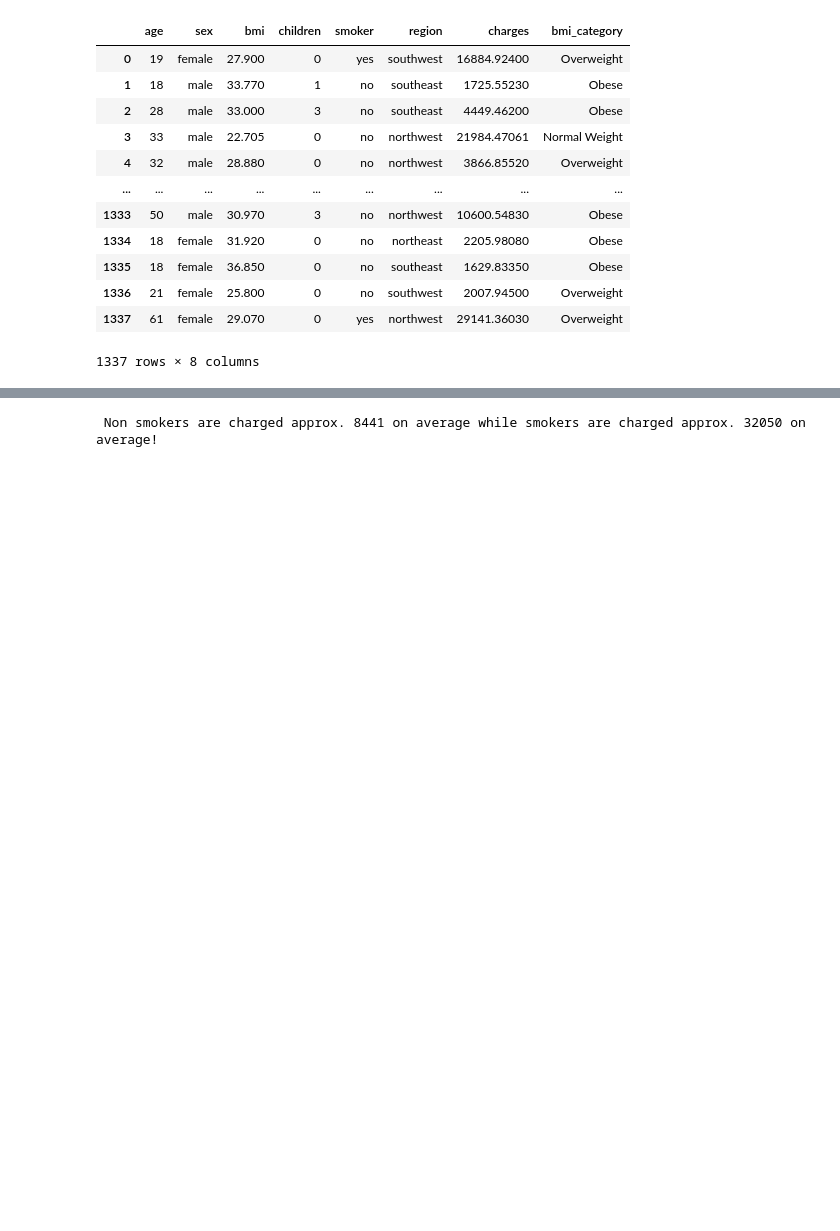
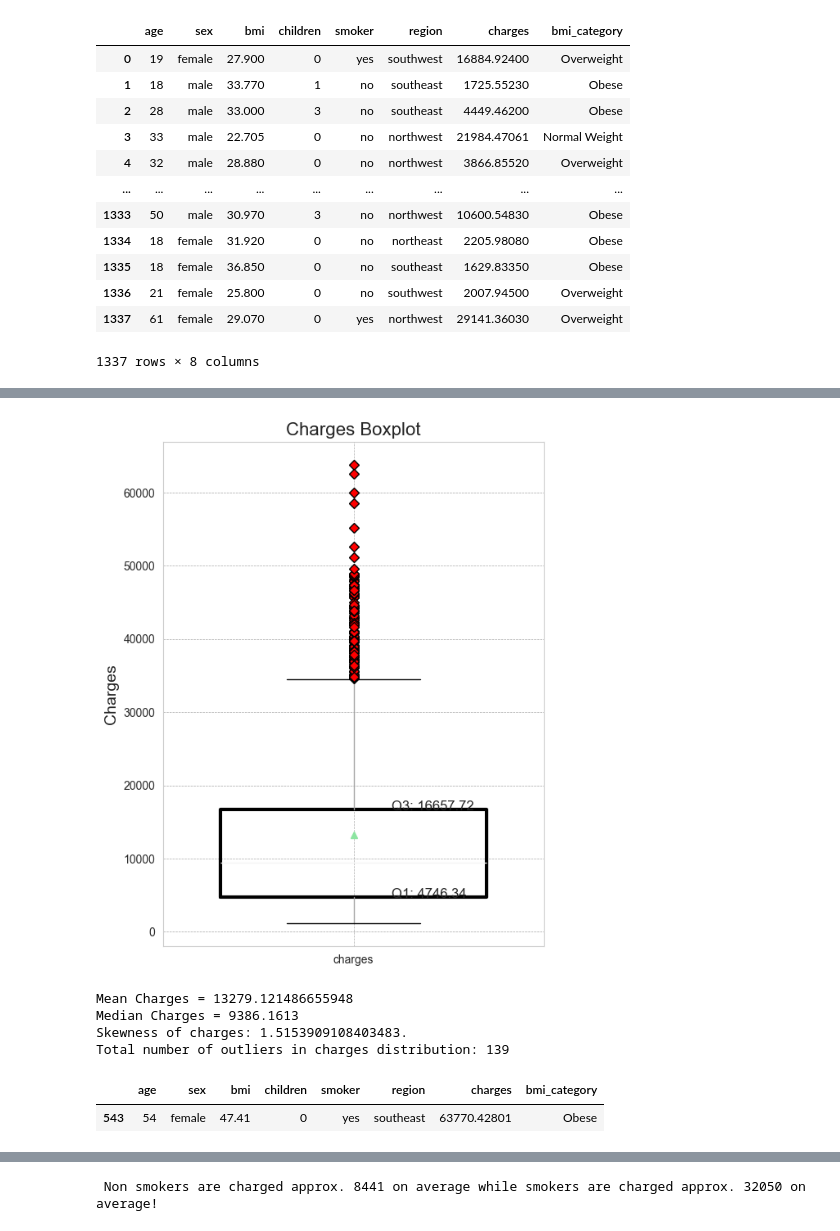
Before and after one commit to bisiAlgoRuthM/Predictive-Modeling-of-Health-Insurance-Charges--Understanding-Factors-Influencing-Costs-, a Jupyter notebook: data-collect-transform.ipynb, the cells around one changed output, grey strips where cells are left out. Drawn from its saved outputs; the diff is of its cells as text; code cells hidden in the pictures; blank space fills up the shorter version.

```diff
--- a/data-collect-transform.ipynb
+++ b/data-collect-transform.ipynb
@@ -255,0 +333,14 @@ df
+# %%
+box_plot('charges')
+# %% [output]
+[figure, added]
+Mean Charges = 13279.121486655948
+Median Charges = 9386.1613
+Skewness of charges: 1.5153909108403483.
+Total number of outliers in charges distribution: 139
+# %%
+#Who had the highest charges
+df[df['charges'] == df['charges'].max()]
+# %% [output]
+|  | age | sex | bmi | children | smoker | region | charges | bmi_category |
+| 543 | 54 | female | 47.41 | 0 | yes | southeast | 63770.42801 | Obese |
```
Also changed, not shown: parts of 39 cells of this notebook.
